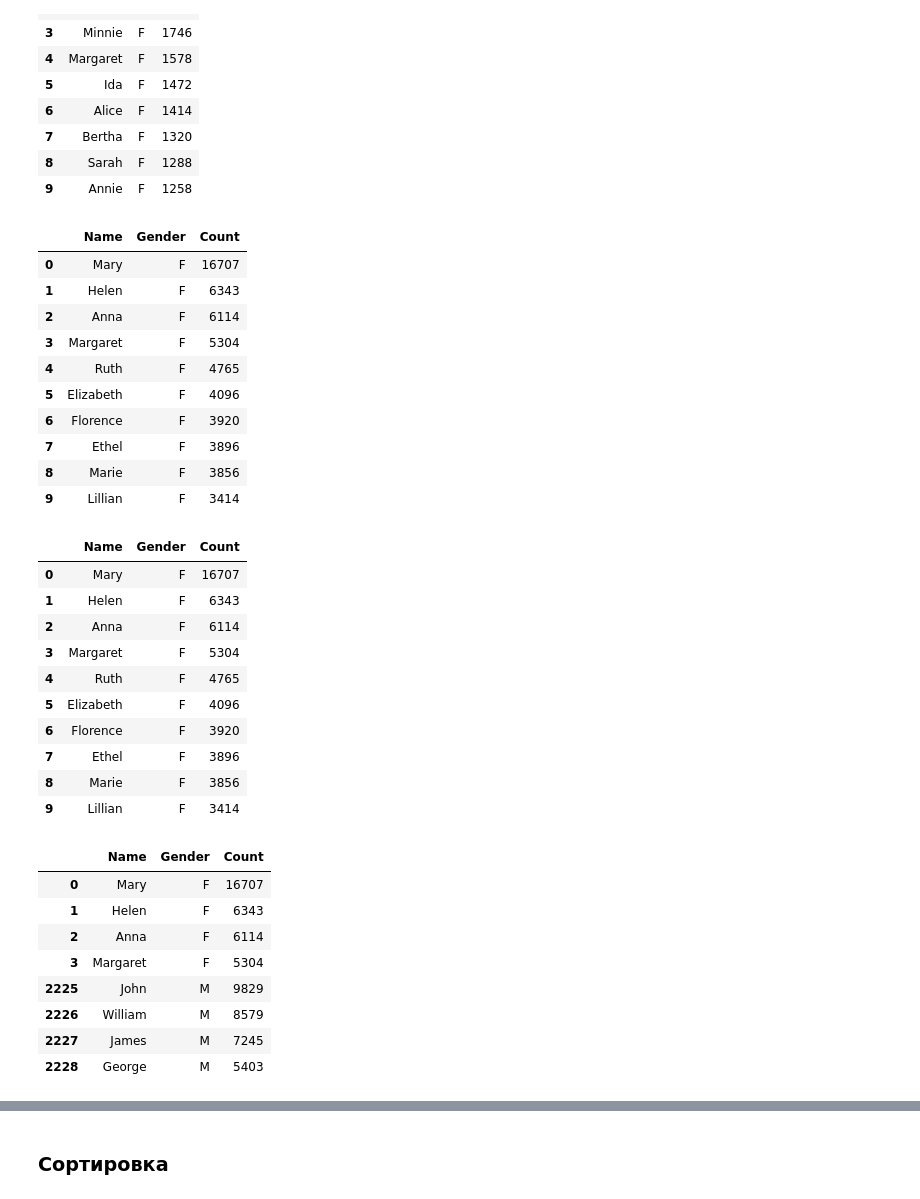
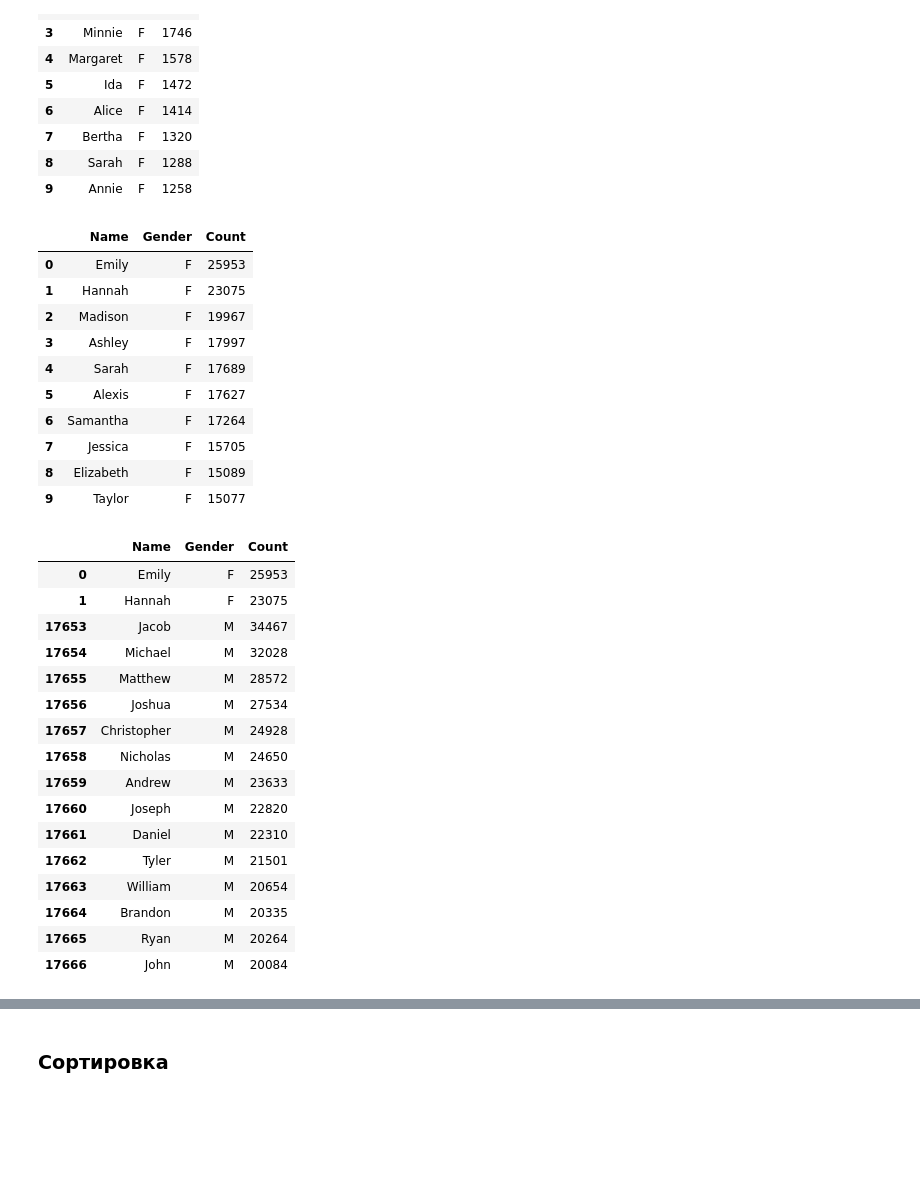
Before and after one commit to netology-code/pythoncourse, a Jupyter notebook: 4_1_Common.ipynb, the cells around one changed output, grey strips where cells are left out. Drawn from its saved outputs; the diff is of its cells as text; code cells hidden in the pictures; blank space fills up the shorter version.

```diff
--- a/4_1_Common.ipynb
+++ b/4_1_Common.ipynb
@@ -134,46 +134,40 @@ pd.read_csv(DATA_PATH + 'yob1880.txt').head(10)
 | 9 | Annie | F | 1258 |
 # %%
 names = pd.read_csv(
-    DATA_PATH + 'yob1900.txt',
+    DATA_PATH + 'yob2000.txt',
     names=['Name','Gender','Count']
 )
 names.head(10)
 # %% [output]
 |  | Name | Gender | Count |
-| 0 | Mary | F | 16707 |
-| 1 | Helen | F | 6343 |
-| 2 | Anna | F | 6114 |
-| 3 | Margaret | F | 5304 |
-| 4 | Ruth | F | 4765 |
-| 5 | Elizabeth | F | 4096 |
-| 6 | Florence | F | 3920 |
-| 7 | Ethel | F | 3896 |
-| 8 | Marie | F | 3856 |
-| 9 | Lillian | F | 3414 |
+| 0 | Emily | F | 25953 |
+| 1 | Hannah | F | 23075 |
+| 2 | Madison | F | 19967 |
+| 3 | Ashley | F | 17997 |
+| 4 | Sarah | F | 17689 |
+| 5 | Alexis | F | 17627 |
+| 6 | Samantha | F | 17264 |
+| 7 | Jessica | F | 15705 |
+| 8 | Elizabeth | F | 15089 |
+| 9 | Taylor | F | 15077 |
-# %%
-names.head(10).style.set_properties(**{'text-align': 'right'})
-# %% [output]
-|  | Name | Gender | Count |
-| 0 | Mary | F | 16707 |
-| 1 | Helen | F | 6343 |
-| 2 | Anna | F | 6114 |
-| 3 | Margaret | F | 5304 |
-| 4 | Ruth | F | 4765 |
-| 5 | Elizabeth | F | 4096 |
-| 6 | Florence | F | 3920 |
-| 7 | Ethel | F | 3896 |
-| 8 | Marie | F | 3856 |
-| 9 | Lillian | F | 3414 |
 # %%
-names.query('Count > 5000')
+names.query('Count > 20000')
 # %% [output]
 |  | Name | Gender | Count |
-| 0 | Mary | F | 16707 |
-| 1 | Helen | F | 6343 |
-| 2 | Anna | F | 6114 |
-| 3 | Margaret | F | 5304 |
-| 2225 | John | M | 9829 |
-| 2226 | William | M | 8579 |
-| 2227 | James | M | 7245 |
-| 2228 | George | M | 5403 |
+| 0 | Emily | F | 25953 |
+| 1 | Hannah | F | 23075 |
+| 17653 | Jacob | M | 34467 |
+| 17654 | Michael | M | 32028 |
+| 17655 | Matthew | M | 28572 |
+| 17656 | Joshua | M | 27534 |
+| 17657 | Christopher | M | 24928 |
+| 17658 | Nicholas | M | 24650 |
+| 17659 | Andrew | M | 23633 |
+| 17660 | Joseph | M | 22820 |
+| 17661 | Daniel | M | 22310 |
+| 17662 | Tyler | M | 21501 |
+| 17663 | William | M | 20654 |
+| 17664 | Brandon | M | 20335 |
+| 17665 | Ryan | M | 20264 |
+| 17666 | John | M | 20084 |
 # %%
```
Also changed, not shown: parts of 21 cells of this notebook.
